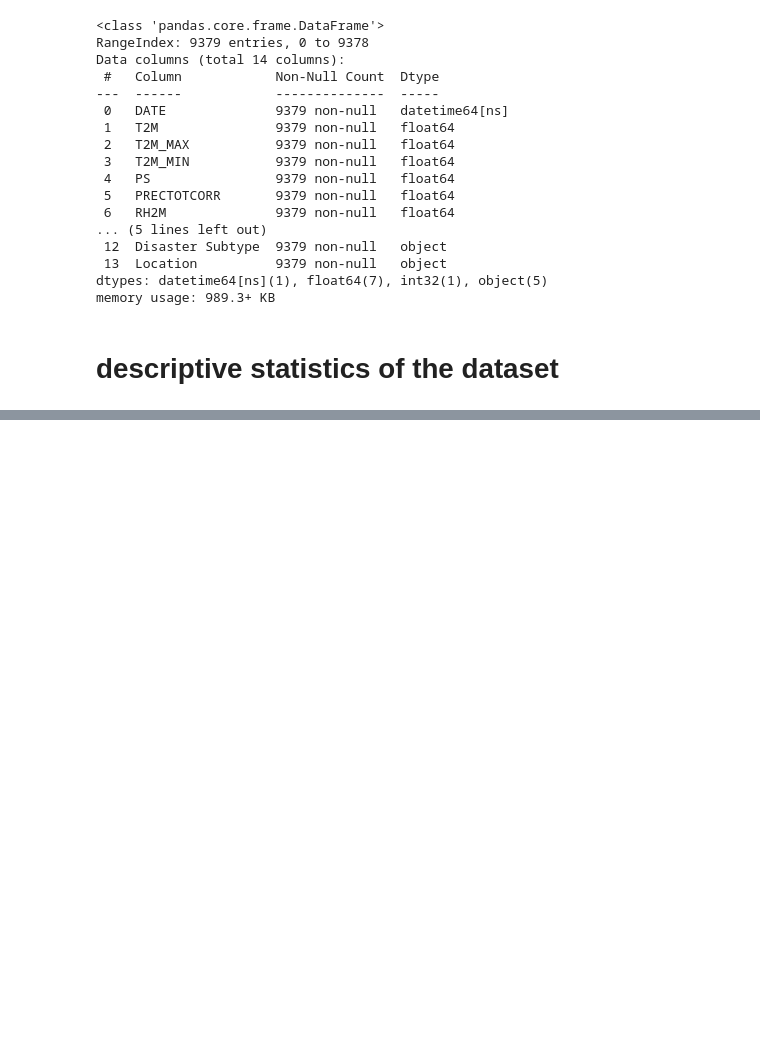
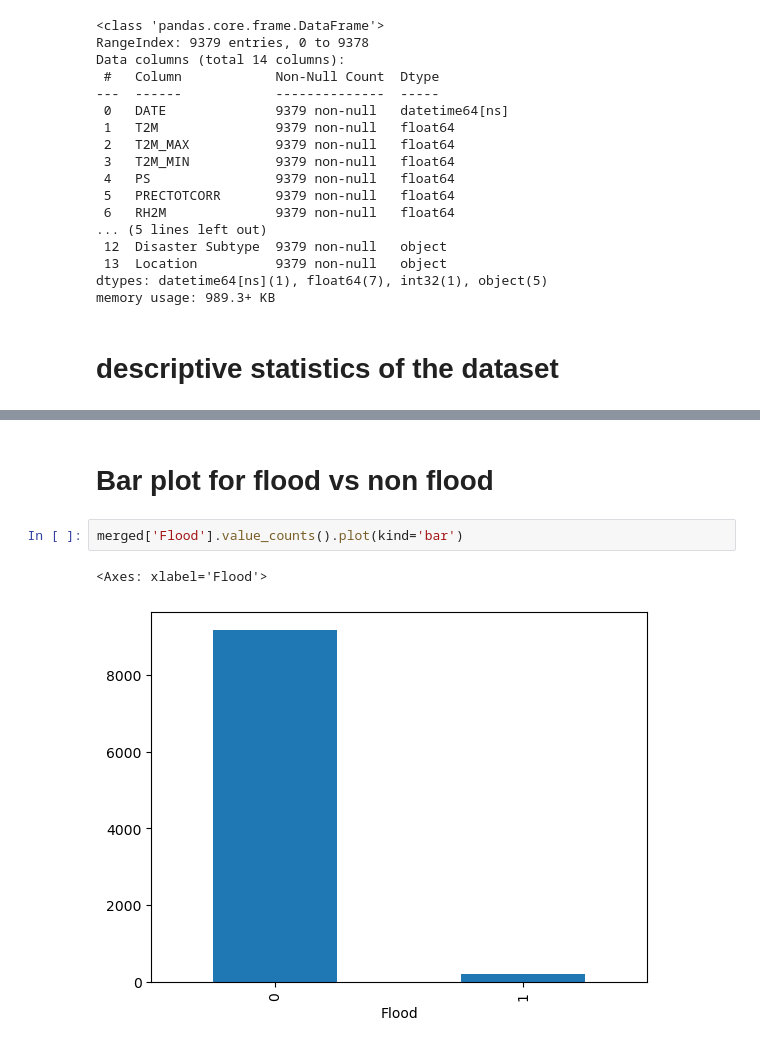
Before and after one commit to JakkuTejaswi/Flood_prediction_and_early_warning_prediction, a Jupyter notebook: Flood_Prediction_and_Early_Warning_System.ipynb, the cells around one changed output, grey strips where cells are left out. Cells and saved outputs as stored; diff of their text form; blank space fills up the shorter version.

```diff
--- a/Flood_Prediction_and_Early_Warning_System.ipynb
+++ b/Flood_Prediction_and_Early_Warning_System.ipynb
@@ -446,0 +473,7 @@ merged.describe()
+# %% [markdown]
+# **Bar plot for flood vs non flood**
+# %%
+merged['Flood'].value_counts().plot(kind='bar')
+# %% [output]
+<Axes: xlabel='Flood'>
+[figure, added]
```
Also changed, not shown: parts of 39 cells of this notebook.
